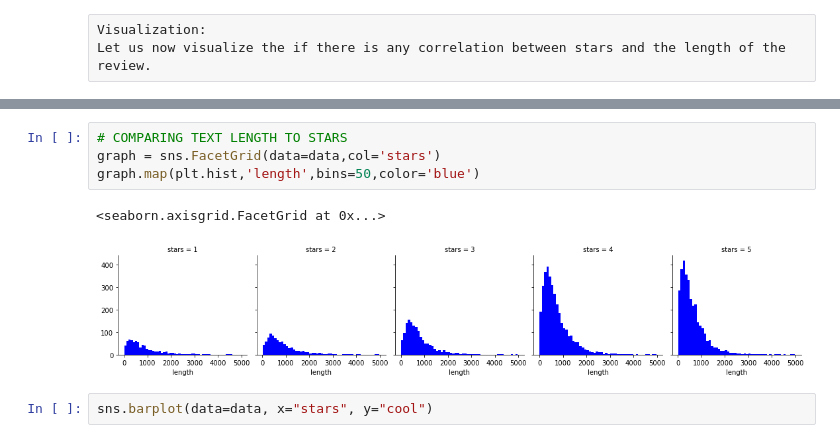
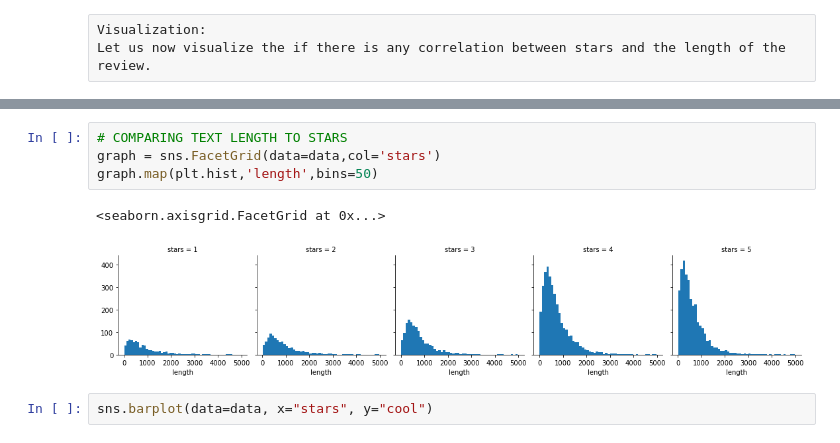
Before and after one commit to cynthialmy/Sentiment-Analysis-with-Scikit-learn, a Jupyter notebook: Sentiment-Analysis-with-Scikit-learn.ipynb, the cells around one changed output, grey strips where cells are left out. Cells and saved outputs as stored; diff of their text form.

```diff
--- a/Sentiment-Analysis-with-Scikit-learn.ipynb
+++ b/Sentiment-Analysis-with-Scikit-learn.ipynb
@@ -160,10 +152,10 @@ Let us now visualize the if there is any correlation between stars and the lengt
 # %%
 # COMPARING TEXT LENGTH TO STARS
 graph = sns.FacetGrid(data=data,col='stars')
-graph.map(plt.hist,'length',bins=50,color='blue')
+graph.map(plt.hist,'length',bins=50)
 # %% [output]
 <seaborn.axisgrid.FacetGrid at 0x...>
-[figure, old version]
+[figure, new version]
 # %%
 sns.barplot(data=data, x="stars", y="cool")
 # %% [output]
```
Also changed, not shown: parts of 49 cells of this notebook.
